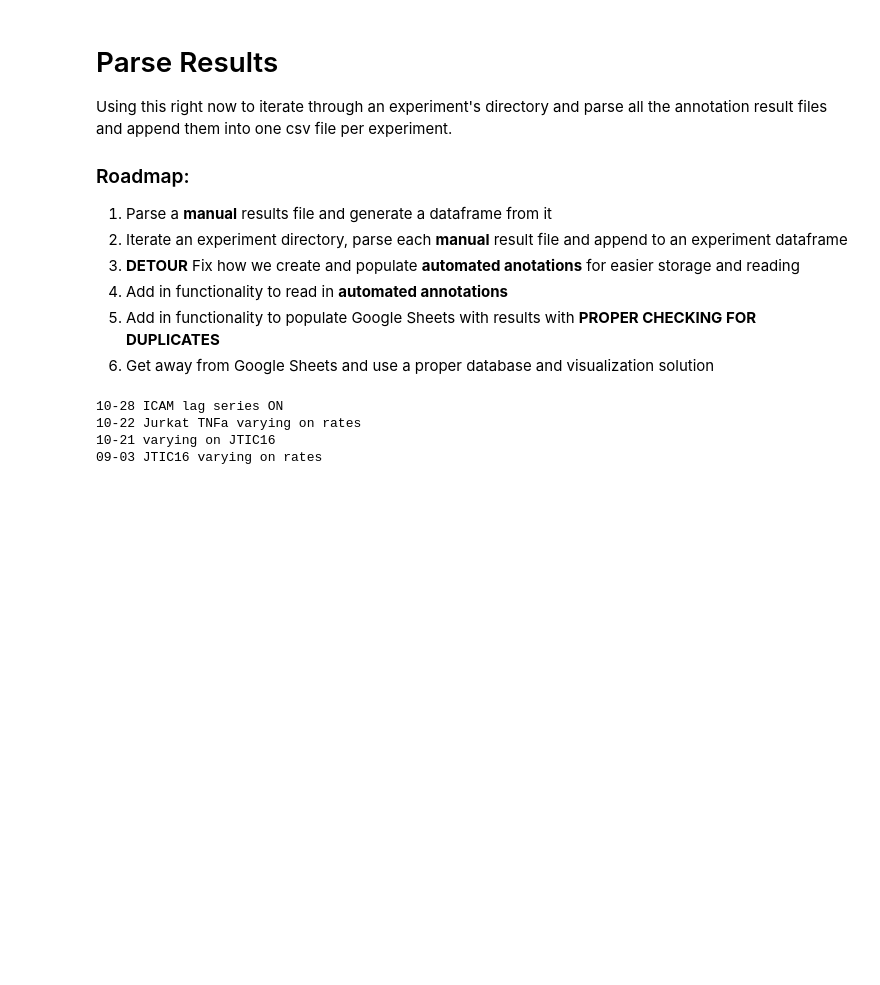
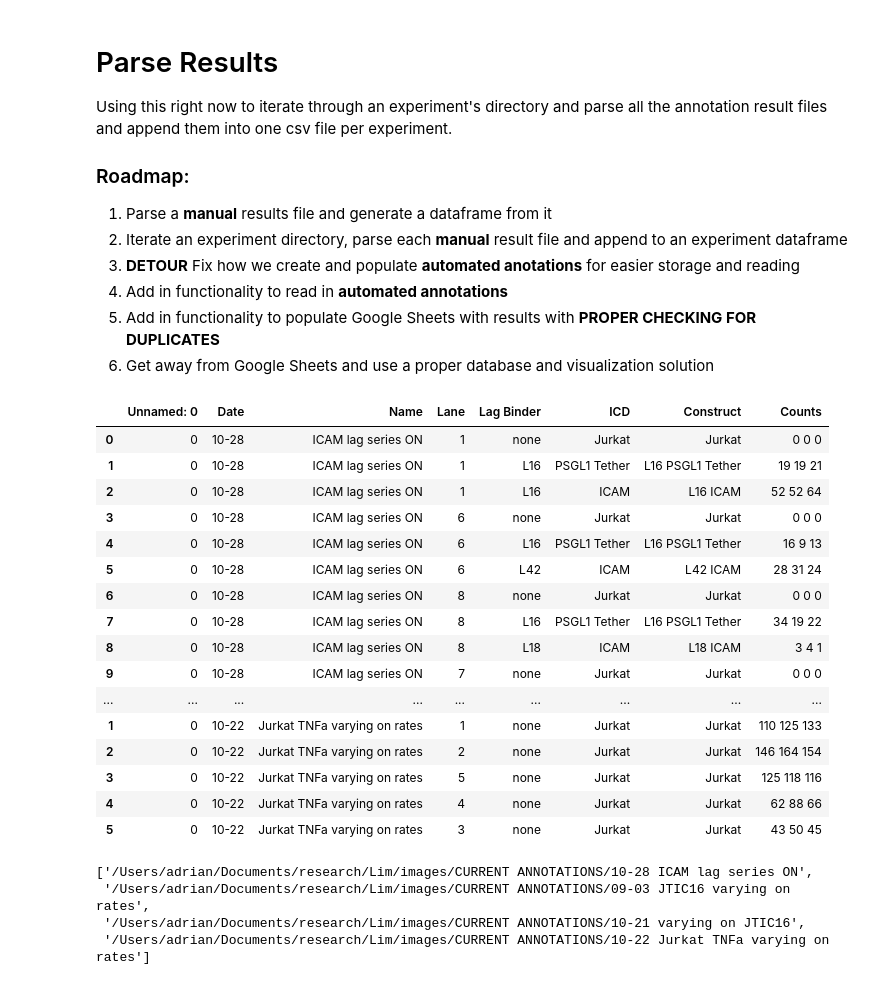
Before and after one commit to admbarre/tc_tools, a Jupyter notebook: notebooks/Parse Results.ipynb, the cells around one changed output. Cells and saved outputs as stored; diff of their text form; code cells hidden in the pictures; blank space fills up the shorter version.

Commit message:
Added and tweaked a lot of functionality, need to come back and clean up.

```diff
--- a/notebooks/Parse Results.ipynb
+++ b/notebooks/Parse Results.ipynb
@@ -17,5 +31,8 @@ import pandas as pd
 # %%
-annotations_dir = "/Volumes/the_box/CURRENT ANNOTATIONS"
+#annotations_dir = "/Volumes/the_box/CURRENT ANNOTATIONS"
+
+# For mac Mini
+annotations_dir = "/Users/adrian/Documents/research/Lim/images/CURRENT ANNOTATIONS"
 
 single_cell_dir = "10-22 Jurkat TNFa varying on rates"
 triple_cell_dir = "10-21 varying on JTIC16"
@@ -24,4 +41,39 @@ experiment_dir = f"{annotations_dir}/{triple_cell_dir}"
 
 test_lane = "LN1_2"
 current_dir = f"{experiment_dir}/{test_lane}"
+# %%
+# This needs to be cleaned up but I am sleep deprived right now
+def concatenate_results(save=True):
+    exp_results_file_name = "exp_results.csv"
+    exp_dirs = [f"{annotations_dir}/{e}" for e in os.listdir(annotations_dir) if os.path.isdir(f"{annotations_dir}/{e}")]
+
+    # This list comp would be too messy to read but maybe i can fix it later
+    exp_dfs = []
+    for exp in exp_dirs:
+        results_path = f"{exp}/{exp_results_file_name}"
+        exp_dfs.append(pd.read_csv(results_path))
+    concat_df = pd.concat(exp_dfs)
+    if save:
+        concat_df.to_csv(f"{annotations_dir}/global_db.csv")
+    return concat_df
+# %%
+concatenate_results()
+# %% [output]
+|  | Unnamed: 0 | Date | Name | Lane | Lag Binder | ICD | Construct | Counts |
+| 0 | 0 | 10-28 | ICAM lag series ON | 1 | none | Jurkat | Jurkat | 0 0 0 |
+| 1 | 0 | 10-28 | ICAM lag series ON | 1 | L16 | PSGL1 Tether | L16 PSGL1 Tether | 19 19 21 |
+| 2 | 0 | 10-28 | ICAM lag series ON | 1 | L16 | ICAM | L16 ICAM | 52 52 64 |
+| 3 | 0 | 10-28 | ICAM lag series ON | 6 | none | Jurkat | Jurkat | 0 0 0 |
+| 4 | 0 | 10-28 | ICAM lag series ON | 6 | L16 | PSGL1 Tether | L16 PSGL1 Tether | 16 9 13 |
+| 5 | 0 | 10-28 | ICAM lag series ON | 6 | L42 | ICAM | L42 ICAM | 28 31 24 |
+| 6 | 0 | 10-28 | ICAM lag series ON | 8 | none | Jurkat | Jurkat | 0 0 0 |
+| 7 | 0 | 10-28 | ICAM lag series ON | 8 | L16 | PSGL1 Tether | L16 PSGL1 Tether | 34 19 22 |
+| 8 | 0 | 10-28 | ICAM lag series ON | 8 | L18 | ICAM | L18 ICAM | 3 4 1 |
+| 9 | 0 | 10-28 | ICAM lag series ON | 7 | none | Jurkat | Jurkat | 0 0 0 |
+| ... | ... | ... | ... | ... | ... | ... | ... | ... |
+| 1 | 0 | 10-22 | Jurkat TNFa varying on rates | 1 | none | Jurkat | Jurkat | 110 125 133 |
+| 2 | 0 | 10-22 | Jurkat TNFa varying on rates | 2 | none | Jurkat | Jurkat | 146 164 154 |
+| 3 | 0 | 10-22 | Jurkat TNFa varying on rates | 5 | none | Jurkat | Jurkat | 125 118 116 |
+| 4 | 0 | 10-22 | Jurkat TNFa varying on rates | 4 | none | Jurkat | Jurkat | 62 88 66 |
+| 5 | 0 | 10-22 | Jurkat TNFa varying on rates | 3 | none | Jurkat | Jurkat | 43 50 45 |
 # %%
@@ -66,12 +121,11 @@ def generate_exp_results_file(experiment_dir, save=True):
         exp_df = pd.read_csv(results_path)
     return exp_df
 # %%
-exp_dirs = [e for e in os.listdir(annotations_dir) if os.path.isdir(f"{annotations_dir}/{e}")]
-exp_results
-#generate_exp_results_file(experiment_dir,save=True)
+exp_dirs = [f"{annotations_dir}/{e}" for e in os.listdir(annotations_dir) if os.path.isdir(f"{annotations_dir}/{e}")]
+exp_dirs
 # %% [output]
-10-28 ICAM lag series ON
-10-22 Jurkat TNFa varying on rates
-10-21 varying on JTIC16
-09-03 JTIC16 varying on rates
+['/Users/adrian/Documents/research/Lim/images/CURRENT ANNOTATIONS/10-28 ICAM lag series ON',
+ '/Users/adrian/Documents/research/Lim/images/CURRENT ANNOTATIONS/09-03 JTIC16 varying on rates',
+ '/Users/adrian/Documents/research/Lim/images/CURRENT ANNOTATIONS/10-21 varying on JTIC16',
+ '/Users/adrian/Documents/research/Lim/images/CURRENT ANNOTATIONS/10-22 Jurkat TNFa varying on rates']
 # %%
```
Also changed, not shown: parts of 11 cells of this notebook.
